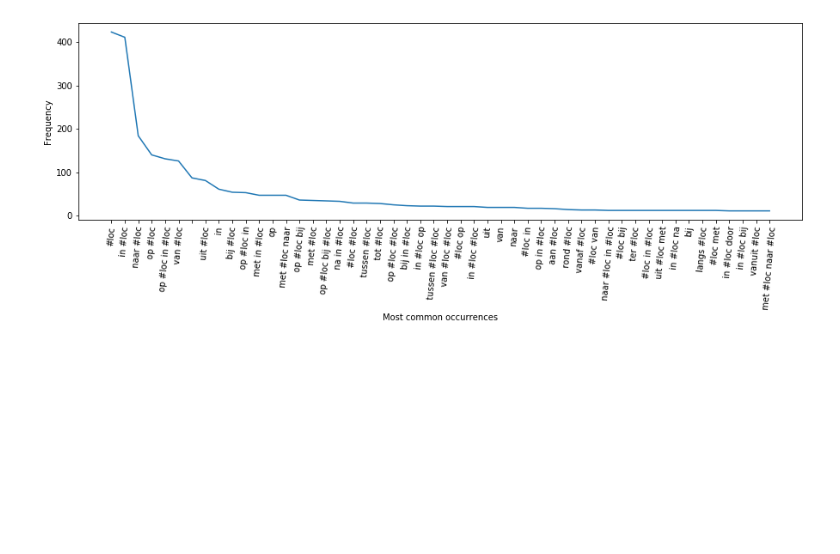
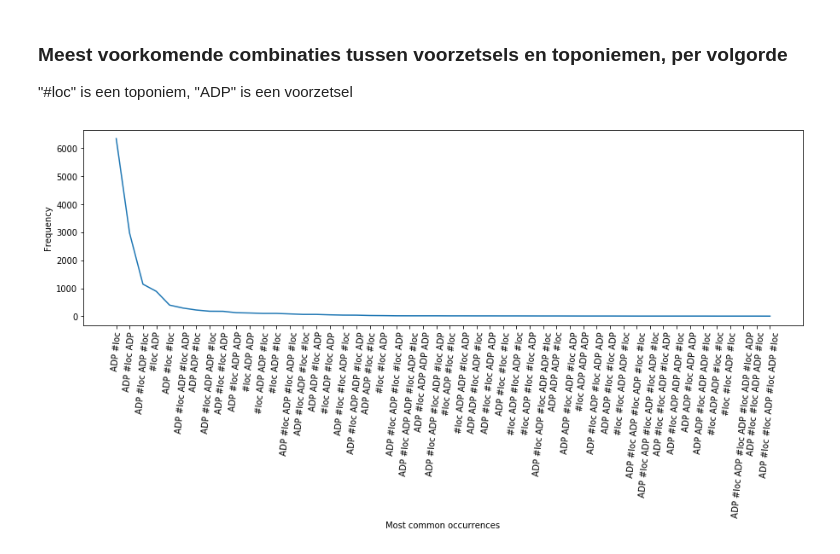
Before and after one commit to tonno123/geocoding-nlp, a Jupyter notebook: experiments/Data visualisation.ipynb, the cells around one changed output. Drawn from its saved outputs; the diff is of its cells as text; code cells hidden in the pictures; blank space fills up the shorter version.

Commit message:
improved word_frequency.py to filter data better, added comments to Data Visualisations

```diff
--- a/experiments/Data visualisation.ipynb
+++ b/experiments/Data visualisation.ipynb
@@ -8,13 +8,24 @@ from word_frequency import word_pos_frequency
 from search_pattern import search_pattern
 
 nlp = spacy.load('nl_core_news_sm')
-data = import_data('hetongelukscraped.csv', column='Artikel')
+
+data_ongelukscraped = import_data('hetongelukscraped.csv', column='Artikel')
+input_data_ongelukscraped = get_location_descriptions(data_ongelukscraped, nlp)
+
+data_flitsservice_train = import_data('flitsservice_trainset.csv', column='Artikel')
+input_data_flitsservice_train = get_location_descriptions(data_flitsservice_train, nlp)
+# %% [markdown]
+### Meest voorkomende combinaties tussen voorzetsels en toponiemen, per volgorde
+"#loc" is een toponiem, "ADP" is een voorzetsel
 # %%
-input_data = get_location_descriptions(data, nlp)
+
 
 # choose what word or POS-tag you want to look for. If you want to look for a POS-tag, use "pos_list=[]".
-# If you want to look for a word, use "word_list=[]"
+# If you want to look for a word, use "word_list=[]".
+# If you are using pos_list[], you can use boolean pos_or_word to choose whether to group on POS-tags or words.
+# You can also leave this variable out, it will then group on POS-tags. (pos_or_word=1 standard)
+
 # example: word_pos_location_dict = word_pos_frequency(input_data, word_list=["in", "op"])
-word_pos_location_dict = word_pos_frequency(input_data, pos_list=["ADP"])
+word_pos_location_dict = word_pos_frequency(input_data_flitsservice_train, pos_list=["ADP"], pos_or_word=1)
 # %% [output]
-[figure, old version]
+[figure, new version]
```
Also changed, not shown: parts of 7 cells of this notebook, 1 other file.
